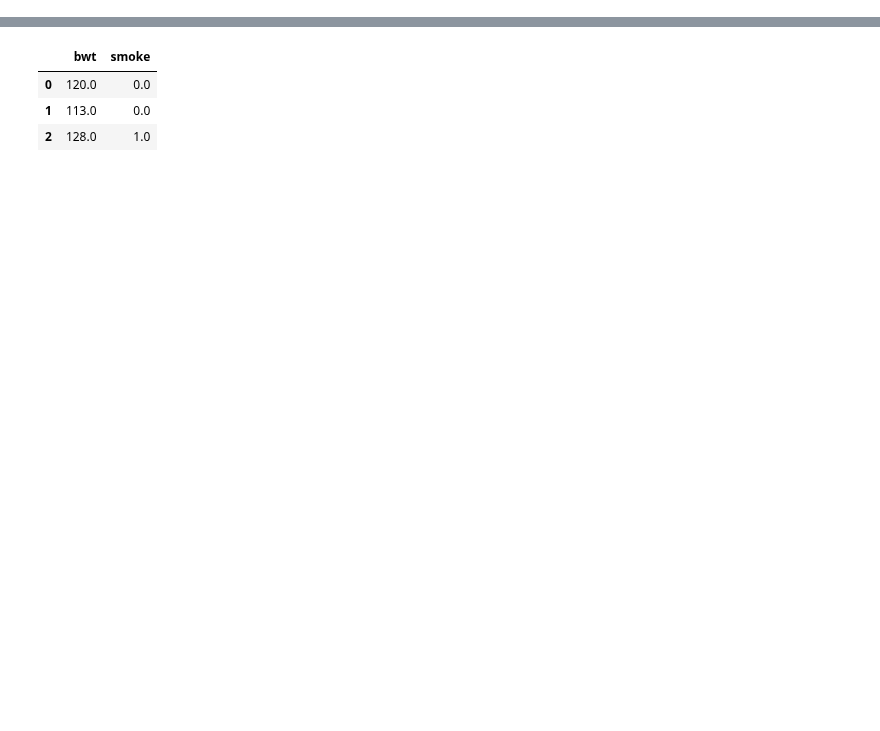
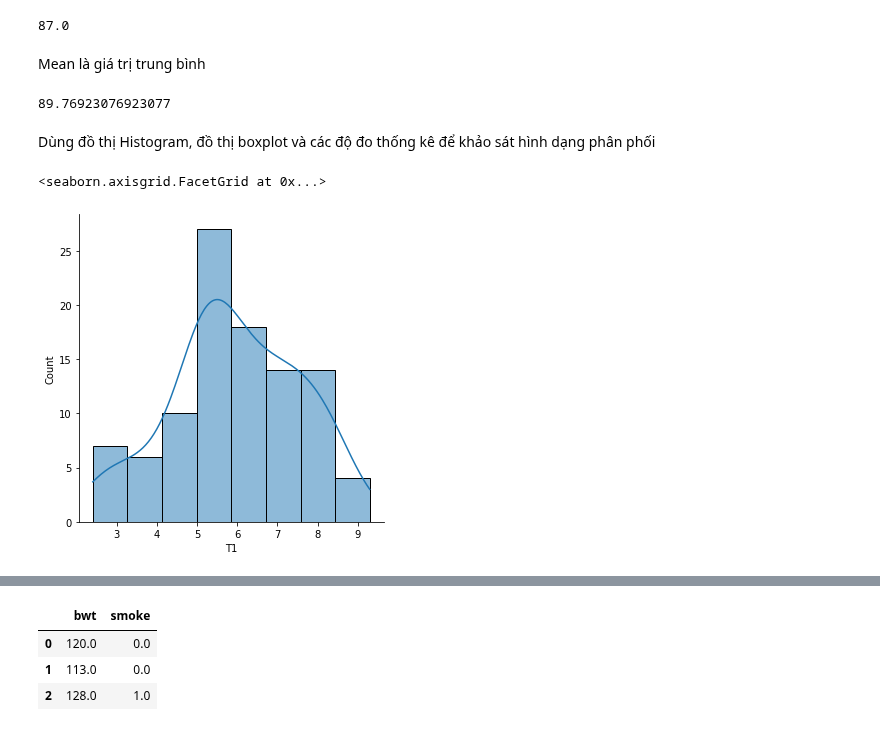
Before and after one commit to trinhvanypro1/-DataAnalystDeepLearning, a Jupyter notebook: Lab5.ipynb, the cells around one changed output, grey strips where cells are left out. Cells and saved outputs as stored; diff of their text form; code cells hidden in the pictures; blank space fills up the shorter version.

```diff
--- a/Lab5.ipynb
+++ b/Lab5.ipynb
@@ -2,0 +18,24 @@
+# %%
+import numpy as np
+speed=[99,86,87,88,111,86,103,87,94,78,77,85,86]
+np.median(speed)
+# %% [output]
+87.0
+# %% [markdown]
+Mean là giá trị trung  bình
+# %%
+speed=[99,86,87,88,111,86,103,87,94,78,77,85,86]
+np.mean(speed)
+# %% [output]
+89.76923076923077
+# %% [markdown]
+Dùng đồ thị Histogram, đồ thị boxplot và các độ đo thống kê để khảo sát hình dạng phân phối
+# %%
+import pandas as np
+dt_xettuyen=pd.read_csv("https://raw.githubusercontent.com/huynhhoc/DataAnalystDeepLearning/main/Data/dulieuxettuyendaihoc.csv")
+# %%
+import seaborn as sns
+sns.displot(dt_xettuyen,x='T1',kde=True)
+# %% [output]
+<seaborn.axisgrid.FacetGrid at 0x...>
+[figure, added]
```
Also changed, not shown: parts of 29 cells of this notebook.
